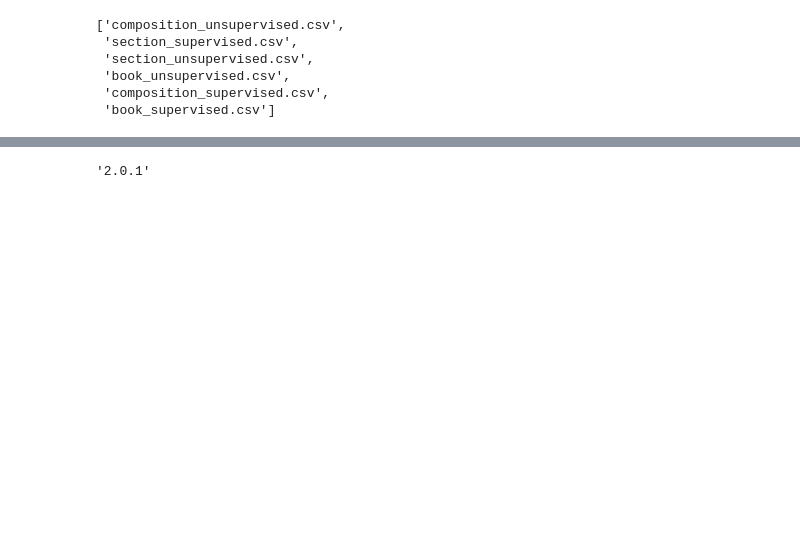
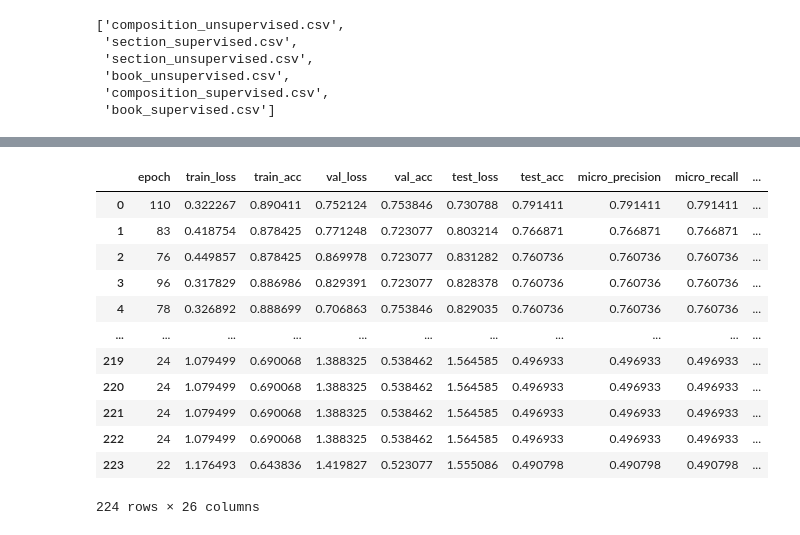
Before and after one commit to yonatanlou/QumranNLP, a Jupyter notebook: notebooks/3.2-baselines_analysis.ipynb, the cells around one changed output, grey strips where cells are left out. Saved outputs shown, nothing was run; the diff lists cells and outputs as text; code cells hidden in the pictures; blank space fills up the shorter version.

```diff
--- a/notebooks/3.2-baselines_analysis.ipynb
+++ b/notebooks/3.2-baselines_analysis.ipynb
@@ -67,6 +67,19 @@ pd.read_csv(f"{BASELINE_DIR}/section_supervised.csv")
 # %%
-import torch
-torch.__version__
+gnn_results = pd.read_csv(f"{BASE_DIR}/reports/gnn/gcn_baseline_composition_100_words_4_adj_types.csv").sort_values(by="test_acc",ascending=False)
+gnn_results["num_adj_type"] = gnn_results["adj_type"].str.split(" & ").apply(len)
+gnn_results
 # %% [output]
+|  | epoch | train_loss | train_acc | val_loss | val_acc | test_loss | test_acc | micro_precision | micro_recall | ... |
+| 0 | 110 | 0.322267 | 0.890411 | 0.752124 | 0.753846 | 0.730788 | 0.791411 | 0.791411 | 0.791411 | ... |
+| 1 | 83 | 0.418754 | 0.878425 | 0.771248 | 0.723077 | 0.803214 | 0.766871 | 0.766871 | 0.766871 | ... |
+| 2 | 76 | 0.449857 | 0.878425 | 0.869978 | 0.723077 | 0.831282 | 0.760736 | 0.760736 | 0.760736 | ... |
+| 3 | 96 | 0.317829 | 0.886986 | 0.829391 | 0.723077 | 0.828378 | 0.760736 | 0.760736 | 0.760736 | ... |
+| 4 | 78 | 0.326892 | 0.888699 | 0.706863 | 0.753846 | 0.829035 | 0.760736 | 0.760736 | 0.760736 | ... |
+| ... | ... | ... | ... | ... | ... | ... | ... | ... | ... | ... |
+| 219 | 24 | 1.079499 | 0.690068 | 1.388325 | 0.538462 | 1.564585 | 0.496933 | 0.496933 | 0.496933 | ... |
+| 220 | 24 | 1.079499 | 0.690068 | 1.388325 | 0.538462 | 1.564585 | 0.496933 | 0.496933 | 0.496933 | ... |
+| 221 | 24 | 1.079499 | 0.690068 | 1.388325 | 0.538462 | 1.564585 | 0.496933 | 0.496933 | 0.496933 | ... |
+| 222 | 24 | 1.079499 | 0.690068 | 1.388325 | 0.538462 | 1.564585 | 0.496933 | 0.496933 | 0.496933 | ... |
+| 223 | 22 | 1.176493 | 0.643836 | 1.419827 | 0.523077 | 1.555086 | 0.490798 | 0.490798 | 0.490798 | ... |
-'2.0.1'
+224 rows × 26 columns
 # %%
```
Also changed, not shown: parts of 5 cells of this notebook, 4 other files.
